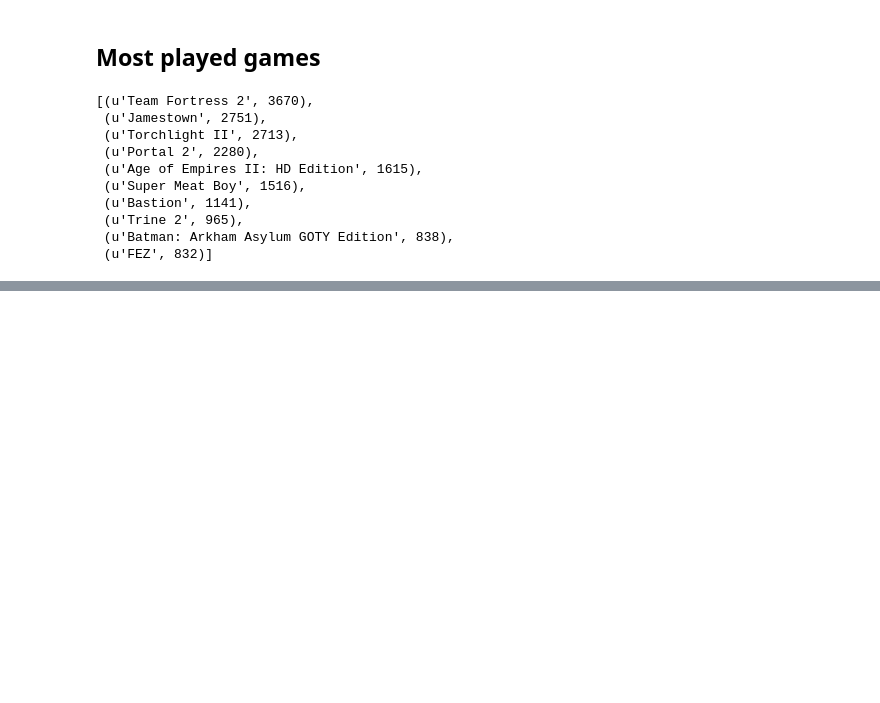
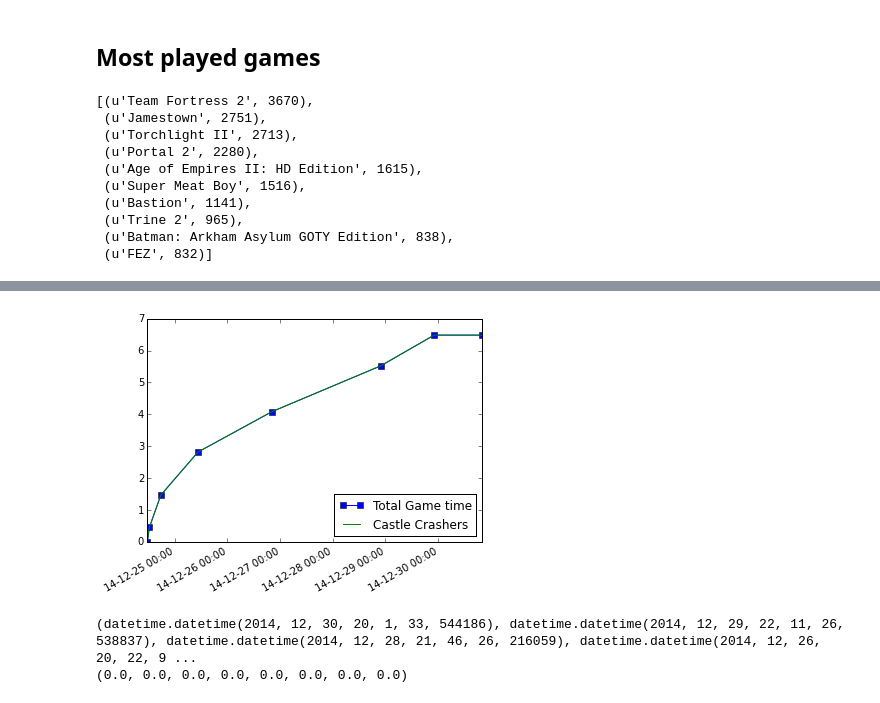
Before and after one commit to ajmendez/vapor, a Jupyter notebook: notebook/backup.ipynb, the cells around one changed output, grey strips where cells are left out. Cells and saved outputs as stored; diff of their text form; code cells hidden in the pictures; blank space fills up the shorter version.

```diff
--- a/notebook/backup.ipynb
+++ b/notebook/backup.ipynb
@@ -54,0 +56,36 @@ pylab.setp(pylab.xticks()[1], rotation=90, ha='center');
+# %%
+dates = []
+total_gametime = []
+gametimes = {}
+for item in cat[1:]:
+    dates.append(parser.parse(item['date']))
+    totaltime = 0
+    for gameid, (gamename, gametime) in item['games'].iteritems():
+        gametime = gametime/60.0 # hours
+        if gamename not in gametimes:
+            gametimes[gamename] = [[dates[-1], gametime]]
+        else:
+            tmp = gametimes[gamename]
+            gametimes[gamename].append([dates[-1], gametime])
+        totaltime += gametime
+    total_gametime.append(totaltime)
+pylab.plot(dates, total_gametime-np.min(total_gametime), '-s', label='Total Game time')
+
+for gamename,playinfo in gametimes.iteritems():
+    x,y = map(np.array, zip(*playinfo))
+    ii = np.argsort(x)
+
+    if len(np.unique(y)) == 1:
+        continue
+    pylab.plot(x,y-np.min(y), label=gamename)
+legend(loc=4)
+dateticks('%y-%m-%d %H:%M')
+# %% [output]
+[figure, added]
+# %%
+x,y = zip(*playinfo)
+print x
+print y
+# %% [output]
+(datetime.datetime(2014, 12, 30, 20, 1, 33, 544186), datetime.datetime(2014, 12, 29, 22, 11, 26, 538837), datetime.datetime(2014, 12, 28, 21, 46, 26, 216059), datetime.datetime(2014, 12, 26, 20, 22, 9 ...
+(0.0, 0.0, 0.0, 0.0, 0.0, 0.0, 0.0, 0.0)
```
Also changed, not shown: parts of 3 cells of this notebook.
